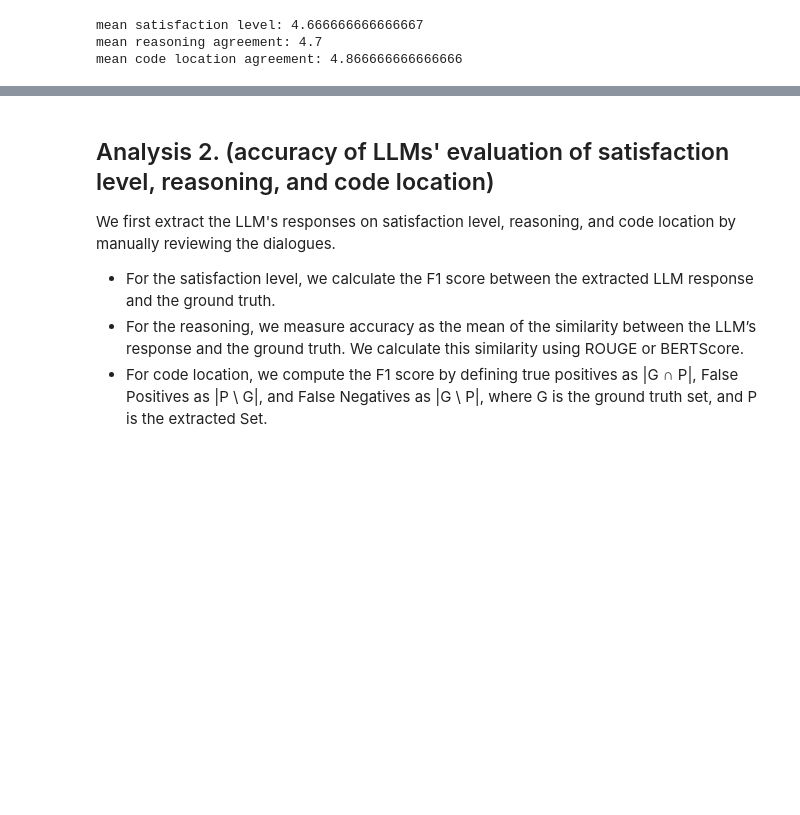
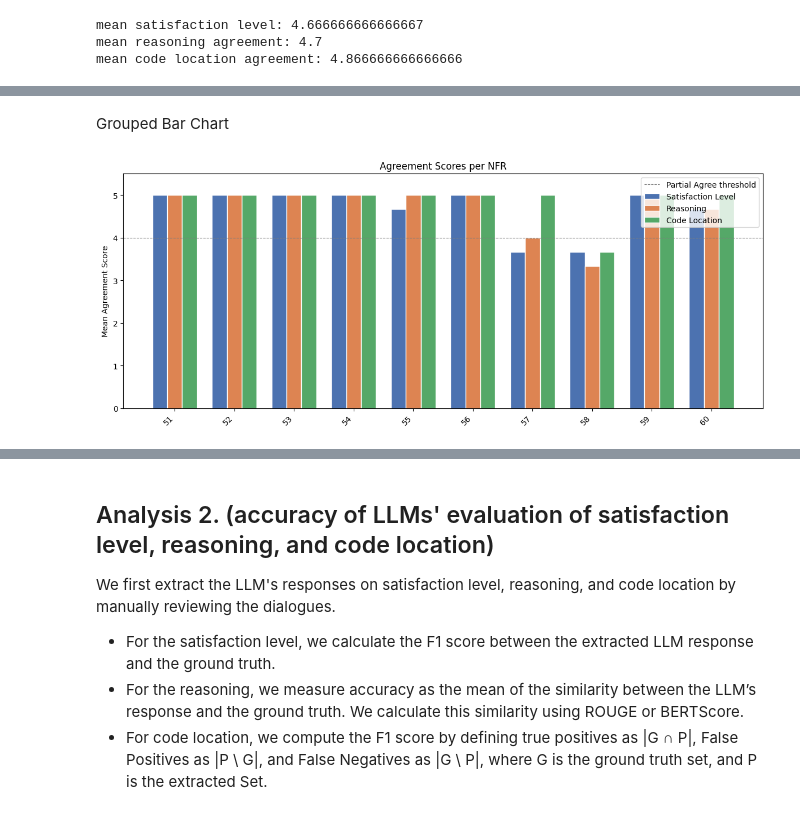
Before and after one commit to PERC-Lab/DialoguePolicyNFR, a Jupyter notebook: Pilot/merge/analysis.ipynb, the cells around one changed output, grey strips where cells are left out. Drawn from its saved outputs; the diff is of its cells as text; code cells hidden in the pictures; blank space fills up the shorter version.

```diff
--- a/Pilot/merge/analysis.ipynb
+++ b/Pilot/merge/analysis.ipynb
@@ -66,0 +69,19 @@ mean code location agreement: 4.866666666666666
+# %%
+import numpy as np
+
+# Per-NFR breakdown to spot outliers
+nfr_scores = {}
+for pid, responses in nfr_responses_filtered.items():
+    for r in responses:
+        nfr_id = r["nfr_id"]  # adjust to your actual key
+        if nfr_id not in nfr_scores:
+            nfr_scores[nfr_id] = {"q1": [], "q2": [], "q3": []}
+        nfr_scores[nfr_id]["q1"].append(agreement_value[r["q1_agreement"]])
+        nfr_scores[nfr_id]["q2"].append(agreement_value[r["q2_agreement"]])
+        nfr_scores[nfr_id]["q3"].append(agreement_value[r["q3_agreement"]])
+
+for nfr_id, scores in nfr_scores.items():
+    print(f"NFR {nfr_id}: "
+          f"satisfaction={np.mean(scores['q1']):.2f}, "
+          f"reasoning={np.mean(scores['q2']):.2f}, "
+          f"code_loc={np.mean(scores['q3']):.2f}")
@@ -66,0 +99,37 @@ mean code location agreement: 4.866666666666666
+# %% [markdown]
+Grouped Bar Chart
+# %%
+import numpy as np
+import matplotlib.pyplot as plt
+import pandas as pd
+
+# Build a DataFrame from nfr_scores
+df = pd.DataFrame({
+    "NFR": list(nfr_scores.keys()),
+    "Satisfaction Level": [np.mean(nfr_scores[nfr]["q1"]) for nfr in nfr_scores],
+    "Reasoning":          [np.mean(nfr_scores[nfr]["q2"]) for nfr in nfr_scores],
+    "Code Location":      [np.mean(nfr_scores[nfr]["q3"]) for nfr in nfr_scores],
+}).set_index("NFR").sort_index()
+
+fig, ax = plt.subplots(figsize=(12, 5))
+
+x = np.arange(len(df))
+width = 0.25
+bars = ["Satisfaction Level", "Reasoning", "Code Location"]
+colors = ["#4C72B0", "#DD8452", "#55A868"]
+
+for i, (col, color) in enumerate(zip(bars, colors)):
+    ax.bar(x + i * width, df[col], width, label=col, color=color, edgecolor="white")
+
+ax.set_xticks(x + width)
+ax.set_xticklabels(df.index, rotation=45, ha="right")
+ax.set_ylabel("Mean Agreement Score")
+ax.set_title("Agreement Scores per NFR")
+ax.set_ylim(0, 5.5)
+ax.axhline(y=4, color="gray", linestyle="--", linewidth=0.8, label="Partial Agree threshold")
+ax.legend()
+plt.tight_layout()
+plt.savefig("agreement_bar_chart.png", dpi=150)
+plt.show()
+# %% [output]
+[figure, added]
```
Also changed, not shown: parts of 26 cells of this notebook, 18 other files.
